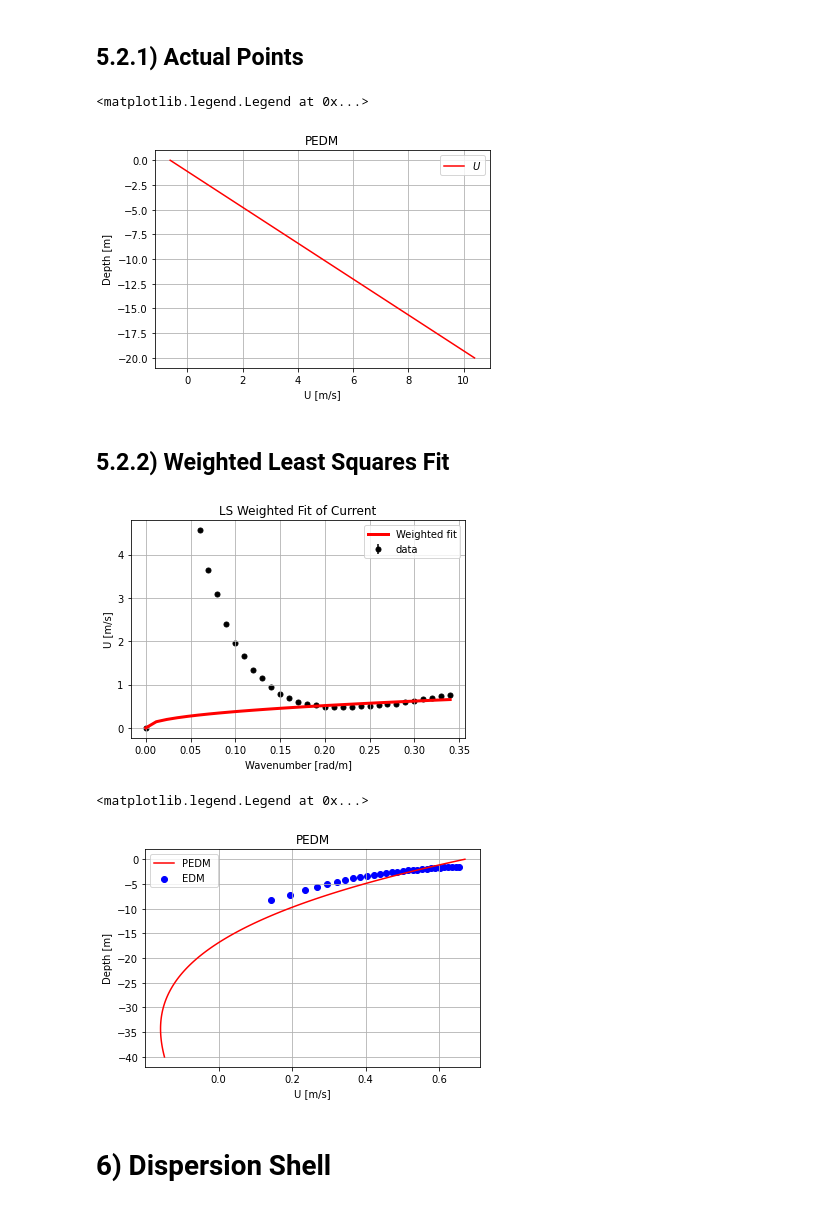
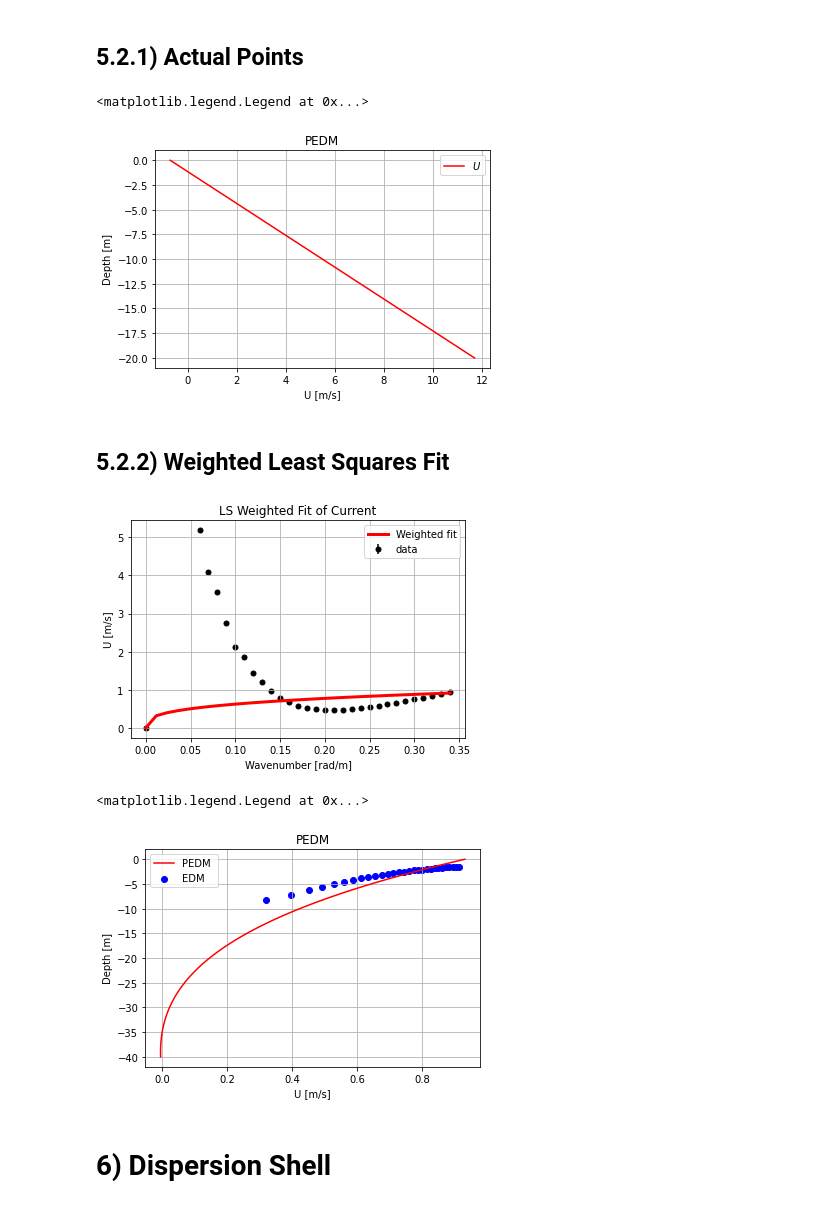
Before and after one commit to joeyanderson1/4th-Year-Thesis, a Jupyter notebook: Surface Interpolation Technique + Aliasing.ipynb, the cells around one changed output. Saved outputs shown, nothing was run; the diff lists cells and outputs as text; code cells hidden in the pictures.

```diff
--- a/Surface Interpolation Technique + Aliasing.ipynb
+++ b/Surface Interpolation Technique + Aliasing.ipynb
@@ -421,9 +421,9 @@ k1_max, k2_max = line_coeffs([(x_max, y_max), (0, 0)])
 k1_min, k2_min = line_coeffs([(x_min, y_min), (0, 0)])
 
 # Function finding 2D-line coefficients, based on this answer https://stackoverflow.com/a/21566184/3715182
-def func(xy, a, b, c, d, e):
+def func(xy, a, b, c, d, e, f):
     x, y = xy
-    r = np.sqrt(x**2/b**2 + y**2/c**2 ) +d*x +e*y**2
+    r = np.sqrt(x**2/b**2 + y**2/c**2 ) +d*x +e*y**2 + f*x**2
     return a*(1-np.exp(-r))
 
 # Create a grid of points over the surface
@@ -852,7 +852,7 @@ plt.ylabel("Depth [m]")
 plt.legend()
 # %% [output]
 <matplotlib.legend.Legend at 0x...>
-[figure, old version]
+[figure, new version]
 # %% [markdown]
 ## 5.2.2) Weighted Least Squares Fit
 # %%
@@ -867,37 +867,37 @@ def fpow(x, a, b):
 
 def custom_weights(x):
     weights = np.ones_like(x)  # default weight for all points
-    weights[(0 < x) & (x <= 0.2)] = 1  # medium error for 0 < x <= 0.2
+    weights[(0 < x) & (x <= 0.2)] = 0.2  # medium error for 0 < x <= 0.2
     weights[x > 0.2] = 0.1  # low error for x > 0.15
     weights[np.isclose(x, 0, atol=1e-8)] = 0.001  # very low error for x = 0
     return weights
 
 # initial guess
 pars0 = (0.4, 0.4)
 
 # perform fitting with custom weights
 popt, pcov = curve_fit(fpow, filtered_x, filtered_y, absolute_sigma=True, p0=pars0, sigma=custom_weights(filtered_x), maxfev=5000)
 
 # parameters
 a_opt = popt[0]
 b_opt = popt[1]
 
 # plot data
 plt.errorbar(filtered_x, filtered_y, yerr=0, fmt =".", color='black', label ='data', zorder=1, markersize=10)
 
 # creating x interval to include in y fit
 x_interval = np.linspace(0, max(filtered_x), len(filtered_x))
 y_fit = fpow( x_interval , *popt)
 plt.plot( x_interval, y_fit, color = "red", label = "Weighted fit", zorder=2 , linewidth=3)
 
 plt.grid(True)
 plt.ylabel("U [m/s]")
 plt.xlabel("Wavenumber [rad/m]")
 plt.title("LS Weighted Fit of Current")
 plt.legend()
 plt.show()
 # %% [output]
-[figure, old version]
+[figure, new version]
 # %%
 pPEDM1, pEDM1, eps_PEDM1, eps_EDM1, verbose1 = pedm(x_interval[1:], y_fit[1:])
 # %%
@@ -918,7 +918,7 @@ plt.legend()
 #plt.xlim(-0.01, 0.7)
 # %% [output]
 <matplotlib.legend.Legend at 0x...>
-[figure, old version]
+[figure, new version]
 # %% [markdown]
 # 6) Dispersion Shell
 # %%
```
Also changed, not shown: parts of 10 cells of this notebook.
